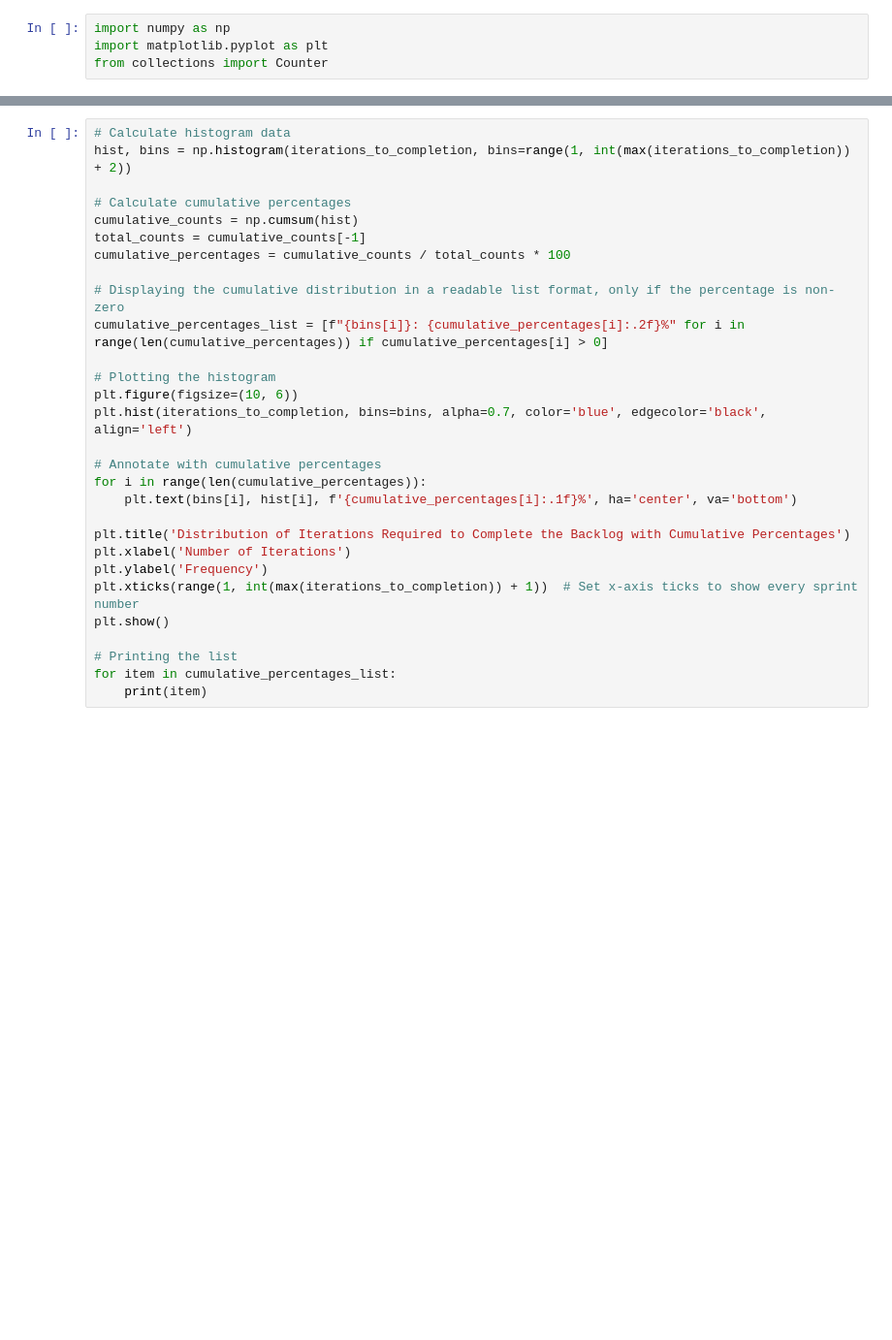
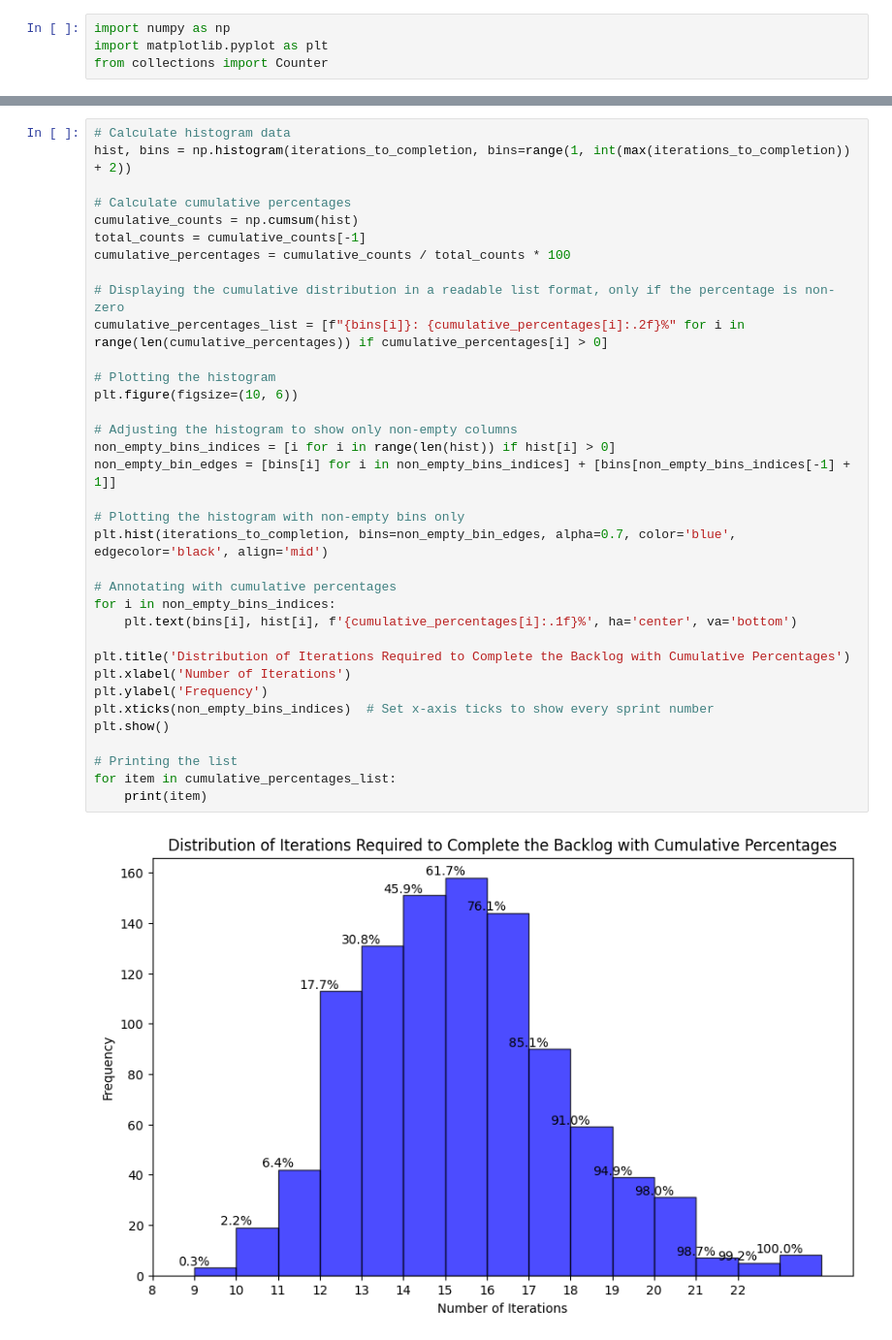
Before and after one commit to controversy187/monte-carlo, a Jupyter notebook: query-jira.ipynb, the cells around one changed output, grey strips where cells are left out. Shown at 97% size. Saved outputs shown, nothing was run; the diff lists cells and outputs as text; blank space fills up the shorter version.

Commit message:
Cleaned up the histograms, added markdown text explaining usage.

```diff
--- a/query-jira.ipynb
+++ b/query-jira.ipynb
@@ -39,29 +70,37 @@ iterations_to_completion = sorted(iterations_to_completion)
 # %%
 # Calculate histogram data
 hist, bins = np.histogram(iterations_to_completion, bins=range(1, int(max(iterations_to_completion)) + 2))
 
 # Calculate cumulative percentages
 cumulative_counts = np.cumsum(hist)
 total_counts = cumulative_counts[-1]
 cumulative_percentages = cumulative_counts / total_counts * 100
 
 # Displaying the cumulative distribution in a readable list format, only if the percentage is non-zero
 cumulative_percentages_list = [f"{bins[i]}: {cumulative_percentages[i]:.2f}%" for i in range(len(cumulative_percentages)) if cumulative_percentages[i] > 0]
 
 # Plotting the histogram
 plt.figure(figsize=(10, 6))
-plt.hist(iterations_to_completion, bins=bins, alpha=0.7, color='blue', edgecolor='black', align='left')
 
-# Annotate with cumulative percentages
-for i in range(len(cumulative_percentages)):
+# Adjusting the histogram to show only non-empty columns
+non_empty_bins_indices = [i for i in range(len(hist)) if hist[i] > 0]
+non_empty_bin_edges = [bins[i] for i in non_empty_bins_indices] + [bins[non_empty_bins_indices[-1] + 1]]
+
+# Plotting the histogram with non-empty bins only
+plt.hist(iterations_to_completion, bins=non_empty_bin_edges, alpha=0.7, color='blue', edgecolor='black', align='mid')
+
+# Annotating with cumulative percentages
+for i in non_empty_bins_indices:
     plt.text(bins[i], hist[i], f'{cumulative_percentages[i]:.1f}%', ha='center', va='bottom')
 
 plt.title('Distribution of Iterations Required to Complete the Backlog with Cumulative Percentages')
 plt.xlabel('Number of Iterations')
 plt.ylabel('Frequency')
-plt.xticks(range(1, int(max(iterations_to_completion)) + 1))  # Set x-axis ticks to show every sprint number
+plt.xticks(non_empty_bins_indices)  # Set x-axis ticks to show every sprint number
 plt.show()
 
 # Printing the list
 for item in cumulative_percentages_list:
     print(item)
+# %% [output]
+[figure, added]
```
Also changed, not shown: parts of 9 cells of this notebook.
